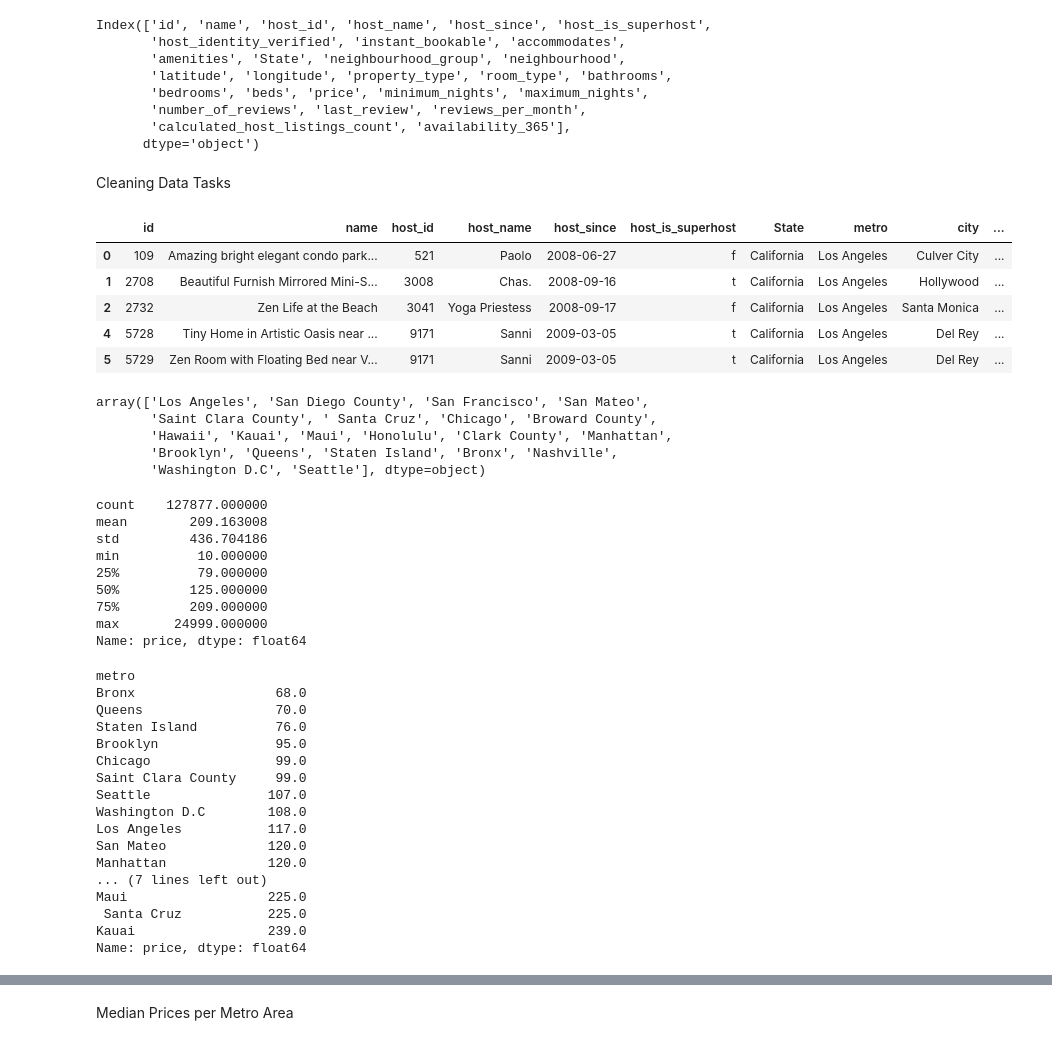
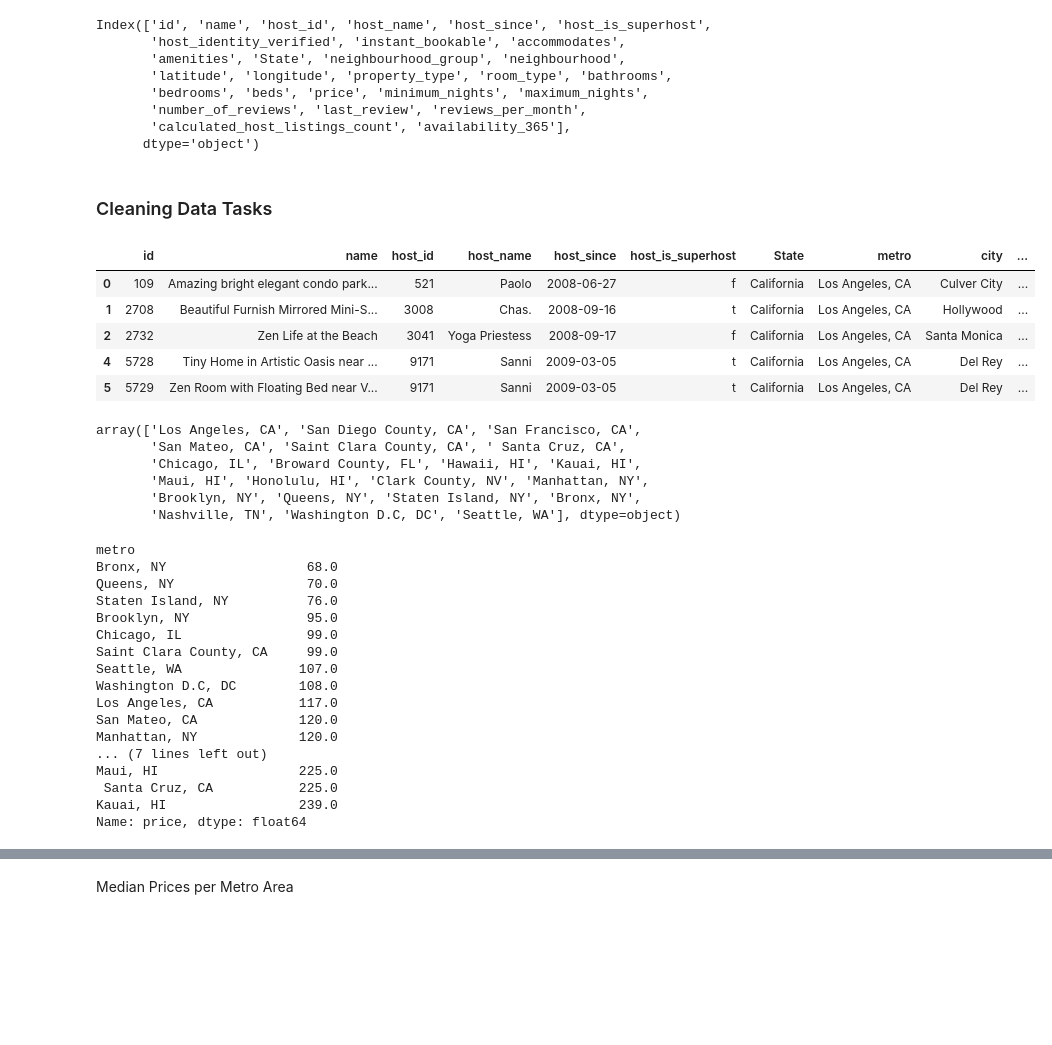
Before and after one commit to hmk81996/data_class_project_1, a Jupyter notebook: airbnb_hannah_cost_exploration.ipynb, the cells around one changed output, grey strips where cells are left out. Drawn from its saved outputs; the diff is of its cells as text; code cells hidden in the pictures; blank space fills up the shorter version.

```diff
--- a/airbnb_hannah_cost_exploration.ipynb
+++ b/airbnb_hannah_cost_exploration.ipynb
@@ -51,7 +51,7 @@ Index(['id', 'name', 'host_id', 'host_name', 'host_since', 'host_is_superhost',
        'calculated_host_listings_count', 'availability_365'],
       dtype='object')
 # %% [markdown]
-Cleaning Data Tasks
+### Cleaning Data Tasks
 # %%
 # remove unnecessary columns
 clean_airbnb_df = airbnb_df.drop(columns=['host_identity_verified', 'instant_bookable', 'accommodates',
@@ -74,62 +74,56 @@ state_abbreviations = {
     'California': 'CA',
     'Illinois': 'IL',
     'Florida': 'FL',
     'Hawaii':'HI',
     'Nevada':'NV',
     'New York ':'NY',
     'Tennessee':'TN',
     'DC':'DC',
     'Washington':'WA'
 }
 
-# Example list of state names
+# List of state names
 state_names = ['California', 'Illinois', 'Florida', 'Hawaii', 'Nevada','New York ', 'Tennessee', 'DC', 'Washington']
 
 # Convert state names to abbreviations
 states = [state_abbreviations[state] for state in state_names]
 
 # Apply the mapping to the 'State' column
 clean_airbnb_df['State Abbreviation'] = clean_airbnb_df['State'].map(state_abbreviations)
+
+# Modify the 'Metro Area' column to include the state name after the city name
+clean_airbnb_df['metro'] = clean_airbnb_df['metro'] + ', ' + clean_airbnb_df['State Abbreviation']
+
+# Drop the 'State' column
+clean_airbnb_df =clean_airbnb_df.drop(columns=['State Abbreviation'])
 
 # reformat dates
 # Ensure 'host_since' is of string type
 clean_airbnb_df['host_since'] = clean_airbnb_df['host_since'].astype(str)
 
 # Now convert to datetime, allowing for multiple formats
 # replace '-' with '/' in the 'host_since' column to standardize the format
 clean_airbnb_df['host_since'] = clean_airbnb_df['host_since'].str.replace('-', '/')
 clean_airbnb_df['host_since'] = pd.to_datetime(clean_airbnb_df['host_since'], dayfirst=False, errors='coerce')
 clean_airbnb_df.head()
 # %% [output]
 |  | id | name | host_id | host_name | host_since | host_is_superhost | State | metro | city | ... |
-| 0 | 109 | Amazing bright elegant condo park... | 521 | Paolo | 2008-06-27 | f | California | Los Angeles | Culver City | ... |
-| 1 | 2708 | Beautiful Furnish Mirrored Mini-S... | 3008 | Chas. | 2008-09-16 | t | California | Los Angeles | Hollywood | ... |
-| 2 | 2732 | Zen Life at the Beach | 3041 | Yoga Priestess | 2008-09-17 | f | California | Los Angeles | Santa Monica | ... |
-| 4 | 5728 | Tiny Home in Artistic Oasis near ... | 9171 | Sanni | 2009-03-05 | t | California | Los Angeles | Del Rey | ... |
-| 5 | 5729 | Zen Room with Floating Bed near V... | 9171 | Sanni | 2009-03-05 | t | California | Los Angeles | Del Rey | ... |
+| 0 | 109 | Amazing bright elegant condo park... | 521 | Paolo | 2008-06-27 | f | California | Los Angeles, CA | Culver City | ... |
+| 1 | 2708 | Beautiful Furnish Mirrored Mini-S... | 3008 | Chas. | 2008-09-16 | t | California | Los Angeles, CA | Hollywood | ... |
+| 2 | 2732 | Zen Life at the Beach | 3041 | Yoga Priestess | 2008-09-17 | f | California | Los Angeles, CA | Santa Monica | ... |
+| 4 | 5728 | Tiny Home in Artistic Oasis near ... | 9171 | Sanni | 2009-03-05 | t | California | Los Angeles, CA | Del Rey | ... |
+| 5 | 5729 | Zen Room with Floating Bed near V... | 9171 | Sanni | 2009-03-05 | t | California | Los Angeles, CA | Del Rey | ... |
 # %%
 # identify metro areas represented in the data
 metro_areas = clean_airbnb_df["metro"].unique()
 metro_areas
 # %% [output]
-array(['Los Angeles', 'San Diego County', 'San Francisco', 'San Mateo',
-       'Saint Clara County', ' Santa Cruz', 'Chicago', 'Broward County',
-       'Hawaii', 'Kauai', 'Maui', 'Honolulu', 'Clark County', 'Manhattan',
-       'Brooklyn', 'Queens', 'Staten Island', 'Bronx', 'Nashville',
-       'Washington D.C', 'Seattle'], dtype=object)
+array(['Los Angeles, CA', 'San Diego County, CA', 'San Francisco, CA',
+       'San Mateo, CA', 'Saint Clara County, CA', ' Santa Cruz, CA',
+       'Chicago, IL', 'Broward County, FL', 'Hawaii, HI', 'Kauai, HI',
+       'Maui, HI', 'Honolulu, HI', 'Clark County, NV', 'Manhattan, NY',
+       'Brooklyn, NY', 'Queens, NY', 'Staten Island, NY', 'Bronx, NY',
+       'Nashville, TN', 'Washington D.C, DC', 'Seattle, WA'], dtype=object)
-# %%
-# summary statistics for Airbnb prices
-clean_airbnb_df["price"].describe()
-# %% [output]
-count    127877.000000
-mean        209.163008
-std         436.704186
-min          10.000000
-25%          79.000000
-50%         125.000000
-75%         209.000000
-max       24999.000000
-Name: price, dtype: float64
 # %%
 # average prices for each city/county (some are counties, some are cities)
 # median chosen because there seemed to be some big outliers
@@ -137,20 +131,20 @@ median_prices = clean_airbnb_df.groupby('metro')['price'].median().round(2).sort
 median_prices
 # %% [output]
 metro
-Bronx                  68.0
-Queens                 70.0
-Staten Island          76.0
-Brooklyn               95.0
-Chicago                99.0
-Saint Clara County     99.0
-Seattle               107.0
-Washington D.C        108.0
-Los Angeles           117.0
-San Mateo             120.0
-Manhattan             120.0
+Bronx, NY                  68.0
+Queens, NY                 70.0
+Staten Island, NY          76.0
+Brooklyn, NY               95.0
+Chicago, IL                99.0
+Saint Clara County, CA     99.0
+Seattle, WA               107.0
+Washington D.C, DC        108.0
+Los Angeles, CA           117.0
+San Mateo, CA             120.0
+Manhattan, NY             120.0
 ... (7 lines left out)
-Maui                  225.0
- Santa Cruz           225.0
-Kauai                 239.0
+Maui, HI                  225.0
+ Santa Cruz, CA           225.0
+Kauai, HI                 239.0
 Name: price, dtype: float64
 # %%
```
Also changed, not shown: parts of 9 cells of this notebook, 4 other files.
